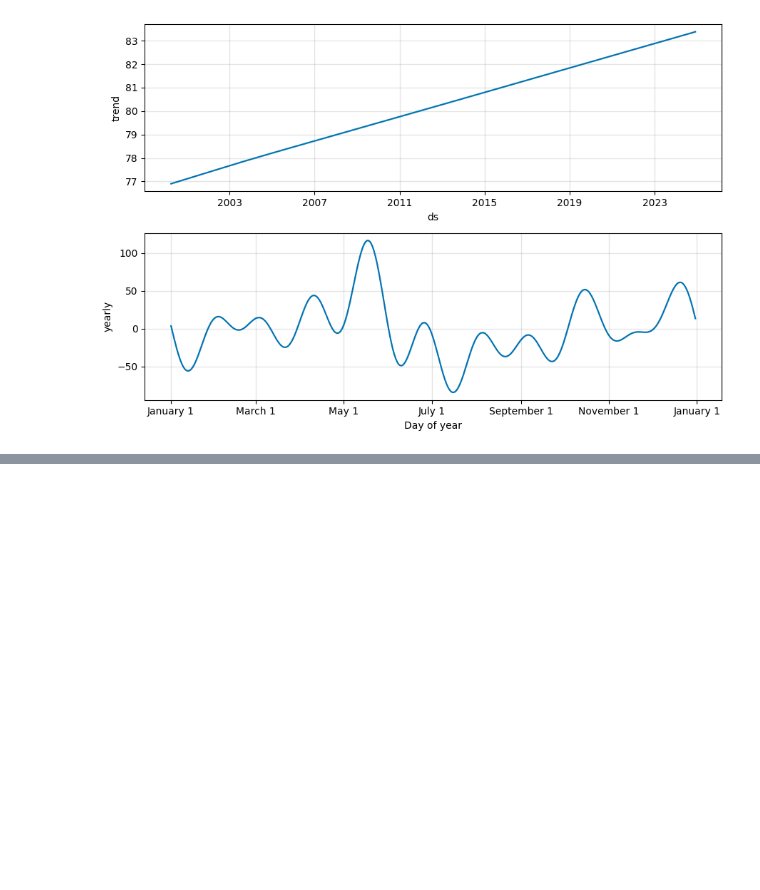
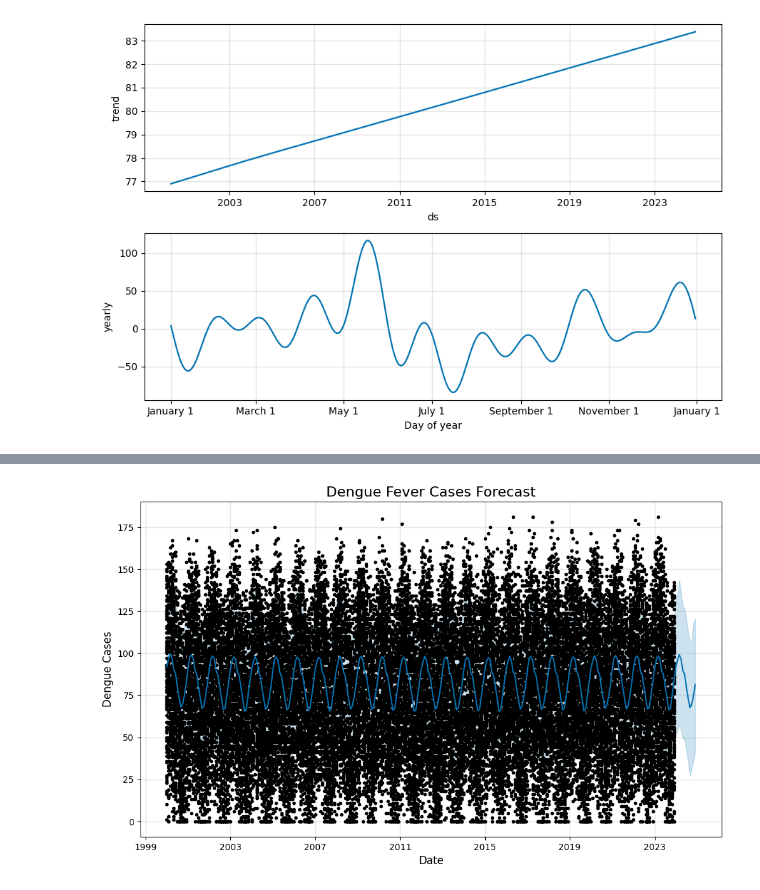
Before and after one commit to Zunuoh/Dengue-Fever-Prediction, a Jupyter notebook: New_Dengue_Prediction.ipynb, the cells around one changed output, grey strips where cells are left out. Drawn from its saved outputs; the diff is of its cells as text; code cells hidden in the pictures; blank space fills up the shorter version.

```diff
--- a/New_Dengue_Prediction.ipynb
+++ b/New_Dengue_Prediction.ipynb
@@ -530,0 +560,88 @@ INFO:cmdstanpy:Chain [1] done processing
+# %%
+import pandas as pd
+from prophet import Prophet
+import matplotlib.pyplot as plt
+import logging
+
+logging.getLogger('cmdstanpy').setLevel(logging.WARNING)
+
+df['ds'] = pd.to_datetime(df[['year', 'month']].assign(day=1))
+
+df = df.rename(columns={'dengue_cases': 'y'})
+
+prophet_df = df[['ds', 'y', 'avg_temp_c', 'precipitation_mm',
+                 'air_quality_index', 'uv_index', 'malaria_cases',
+                 'population_density', 'healthcare_budget']].copy()
+
+for col in ['avg_temp_c', 'precipitation_mm', 'air_quality_index',
+            'uv_index', 'malaria_cases', 'population_density', 'healthcare_budget']:
+    prophet_df[col] = pd.to_numeric(prophet_df[col], errors='coerce')
+
+    if prophet_df[col].isnull().any():
+        prophet_df[col] = prophet_df[col].fillna(prophet_df[col].mean())
+        print(f"Warning: NaNs found and filled in column '{col}'.")
+
+
+
+print("\nInitializing and training Prophet model...")
+m = Prophet(
+    yearly_seasonality=True,
+    weekly_seasonality=False,
+    daily_seasonality=False,
+)
+
+
+regressors = ['avg_temp_c', 'precipitation_mm', 'air_quality_index',
+              'uv_index', 'malaria_cases', 'population_density', 'healthcare_budget']
+for col in regressors:
+    m.add_regressor(col)
+
+m.fit(prophet_df)
+print("Model training complete.")
+
+print("\nGenerating future predictions...")
+
+future_periods = 12
+future = m.make_future_dataframe(periods=future_periods, freq='MS')
+
+last_known_values = prophet_df[regressors].iloc[-1].to_dict()
+for col in regressors:
+    if col not in ['avg_temp_c', 'precipitation_mm']:
+        future[col] = future['ds'].apply(lambda x: last_known_values.get(col))
+
+prophet_df['month'] = prophet_df['ds'].dt.month
+monthly_averages = prophet_df.groupby('month')[['avg_temp_c', 'precipitation_mm']].mean().reset_index()
+
+future['month'] = future['ds'].dt.month
+for col in ['avg_temp_c', 'precipitation_mm']:
+    future = pd.merge(future, monthly_averages[['month', col]], on='month', how='left', suffixes=('', '_avg_merged'))
+    future[col] = future[f'{col}']
+
+cols_to_drop = [f'{col}_avg_merged' for col in ['avg_temp_c', 'precipitation_mm']] + ['month']
+future = future.drop(columns=cols_to_drop, errors='ignore')
+
+for col in regressors:
+    if col not in future.columns:
+        future[col] = prophet_df[col].iloc[-1]
+    future[col] = pd.to_numeric(future[col], errors='coerce').fillna(prophet_df[col].mean()) # Final NaN check
+
+forecast = m.predict(future)
+print("Forecast generated.")
+
+print("\nPlotting forecast...")
+fig1 = m.plot(forecast)
+plt.title('Dengue Fever Cases Forecast', fontsize=16)
+plt.xlabel('Date', fontsize=12)
+plt.ylabel('Dengue Cases', fontsize=12)
+plt.grid(True)
+plt.show()
+
+fig2 = m.plot_components(forecast)
+plt.suptitle('Forecast Components', fontsize=16)
+plt.show()
+
+print("\nFuture Dengue Cases Forecast (Last 12 Months):")
+print(forecast[['ds', 'yhat', 'yhat_lower', 'yhat_upper']].tail(future_periods).to_string(index=False))
+
+print("\nScript execution complete.")
+# %% [output]
@@ -530,0 +655 @@ INFO:cmdstanpy:Chain [1] done processing
+[figure, added]
```
Also changed, not shown: parts of 11 cells of this notebook.
